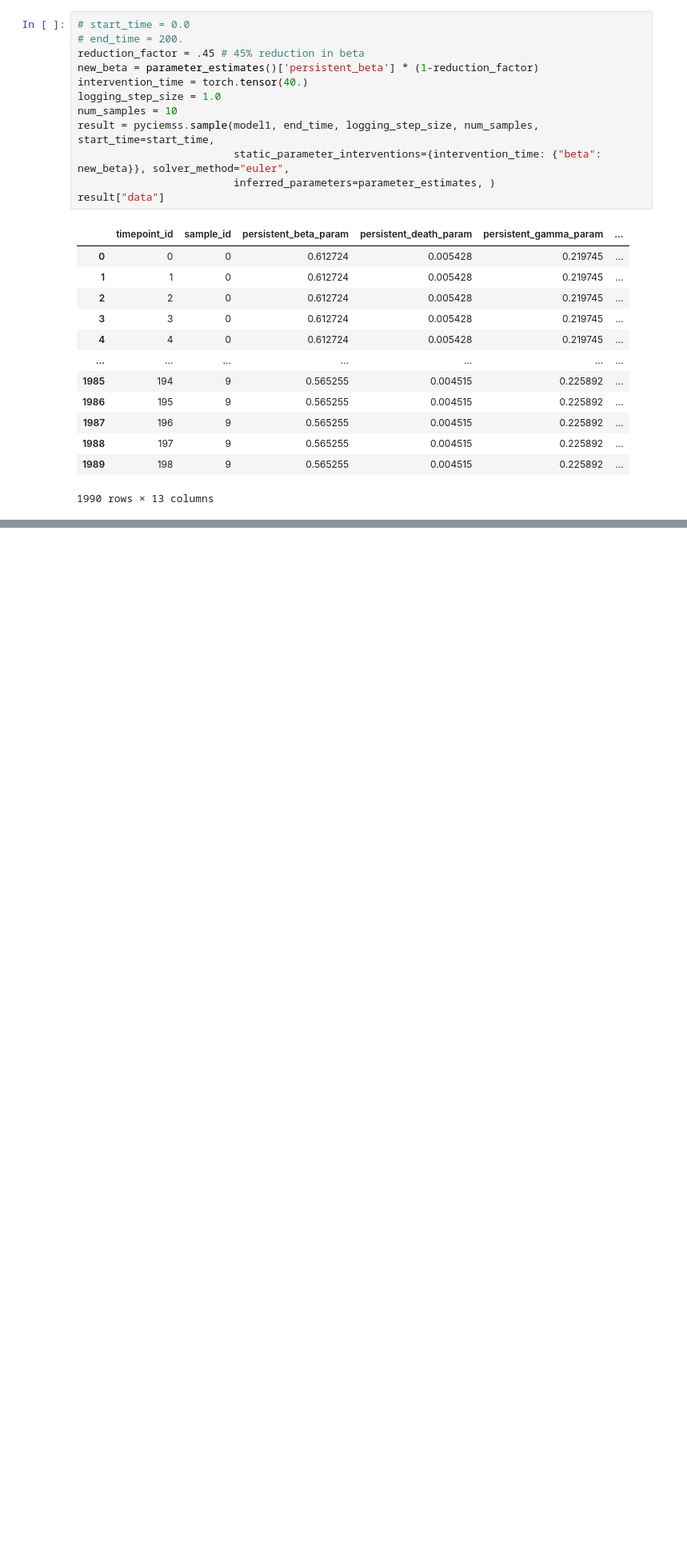
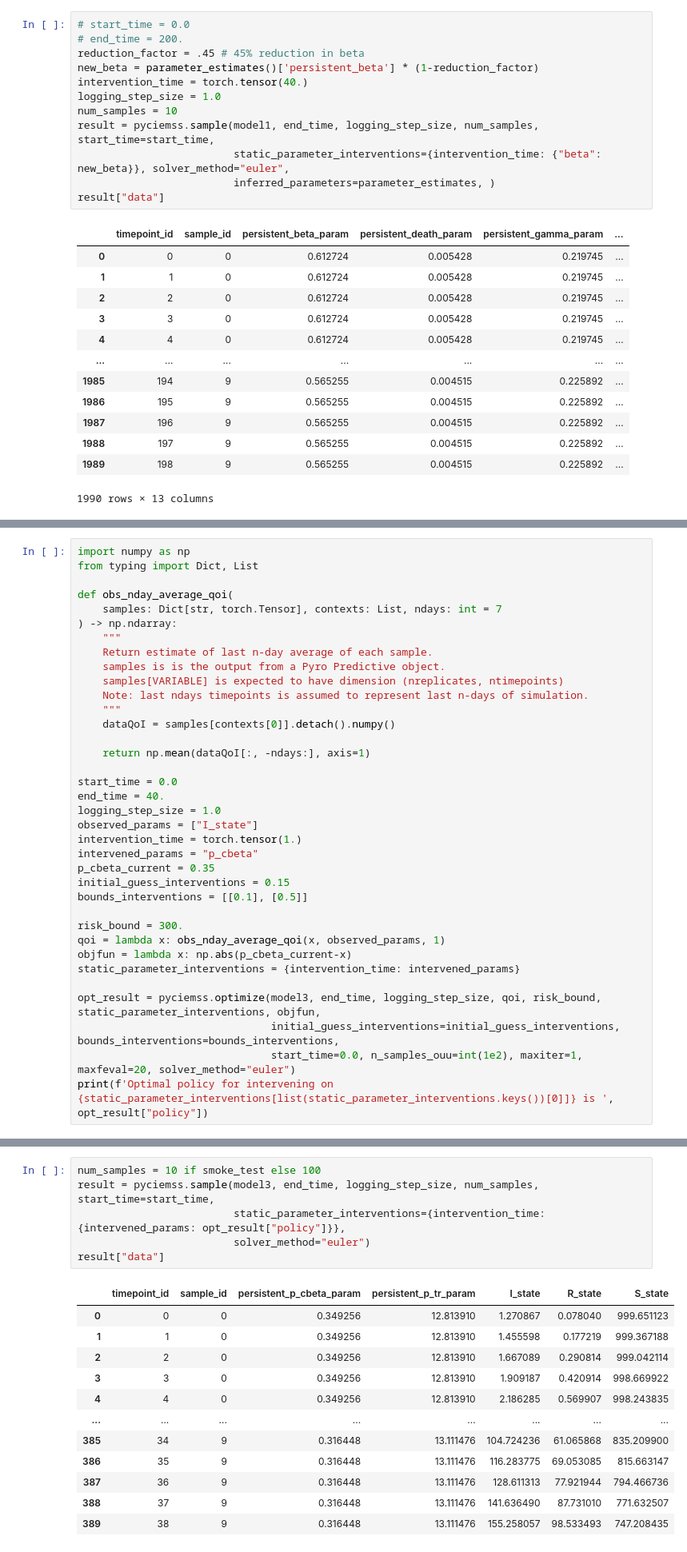
Before and after one commit to DARPA-ASKEM/program-milestones, a Jupyter notebook: 18-month-milestone/hackathon/epi/scenario1/ciemss/scenario1.ipynb, the cells around one changed output, grey strips where cells are left out. Shown at 80% size. Saved outputs shown, nothing was run; the diff lists cells and outputs as text; blank space fills up the shorter version.

```diff
--- a/18-month-milestone/hackathon/epi/scenario1/ciemss/scenario1.ipynb
+++ b/18-month-milestone/hackathon/epi/scenario1/ciemss/scenario1.ipynb
@@ -138,0 +155,36 @@ result["data"]
+# %%
+import numpy as np
+from typing import Dict, List
+
+def obs_nday_average_qoi(
+    samples: Dict[str, torch.Tensor], contexts: List, ndays: int = 7
+) -> np.ndarray:
+    """
+    Return estimate of last n-day average of each sample.
+    samples is is the output from a Pyro Predictive object.
+    samples[VARIABLE] is expected to have dimension (nreplicates, ntimepoints)
+    Note: last ndays timepoints is assumed to represent last n-days of simulation.
+    """
+    dataQoI = samples[contexts[0]].detach().numpy()
+
+    return np.mean(dataQoI[:, -ndays:], axis=1)
+
+start_time = 0.0
+end_time = 40.
+logging_step_size = 1.0
+observed_params = ["I_state"]
+intervention_time = torch.tensor(1.)
+intervened_params = "p_cbeta"
+p_cbeta_current = 0.35
+initial_guess_interventions = 0.15
+bounds_interventions = [[0.1], [0.5]]
+
+risk_bound = 300.
+qoi = lambda x: obs_nday_average_qoi(x, observed_params, 1)
+objfun = lambda x: np.abs(p_cbeta_current-x)
+static_parameter_interventions = {intervention_time: intervened_params}
+
+opt_result = pyciemss.optimize(model3, end_time, logging_step_size, qoi, risk_bound, static_parameter_interventions, objfun,
+                               initial_guess_interventions=initial_guess_interventions, bounds_interventions=bounds_interventions,
+                               start_time=0.0, n_samples_ouu=int(1e2), maxiter=1, maxfeval=20, solver_method="euler")
+print(f'Optimal policy for intervening on {static_parameter_interventions[list(static_parameter_interventions.keys())[0]]} is ', opt_result["policy"])
@@ -138,0 +195,19 @@ result["data"]
+# %%
+num_samples = 10 if smoke_test else 100
+result = pyciemss.sample(model3, end_time, logging_step_size, num_samples, start_time=start_time,
+                         static_parameter_interventions={intervention_time: {intervened_params: opt_result["policy"]}},
+                         solver_method="euler")
+result["data"]
+# %% [output]
+|  | timepoint_id | sample_id | persistent_p_cbeta_param | persistent_p_tr_param | I_state | R_state | S_state |
+| 0 | 0 | 0 | 0.349256 | 12.813910 | 1.270867 | 0.078040 | 999.651123 |
+| 1 | 1 | 0 | 0.349256 | 12.813910 | 1.455598 | 0.177219 | 999.367188 |
+| 2 | 2 | 0 | 0.349256 | 12.813910 | 1.667089 | 0.290814 | 999.042114 |
+| 3 | 3 | 0 | 0.349256 | 12.813910 | 1.909187 | 0.420914 | 998.669922 |
+| 4 | 4 | 0 | 0.349256 | 12.813910 | 2.186285 | 0.569907 | 998.243835 |
+| ... | ... | ... | ... | ... | ... | ... | ... |
+| 385 | 34 | 9 | 0.316448 | 13.111476 | 104.724236 | 61.065868 | 835.209900 |
+| 386 | 35 | 9 | 0.316448 | 13.111476 | 116.283775 | 69.053085 | 815.663147 |
+| 387 | 36 | 9 | 0.316448 | 13.111476 | 128.611313 | 77.921944 | 794.466736 |
+| 388 | 37 | 9 | 0.316448 | 13.111476 | 141.636490 | 87.731010 | 771.632507 |
+| 389 | 38 | 9 | 0.316448 | 13.111476 | 155.258057 | 98.533493 | 747.208435 |
```
Also changed, not shown: parts of 9 cells of this notebook.
